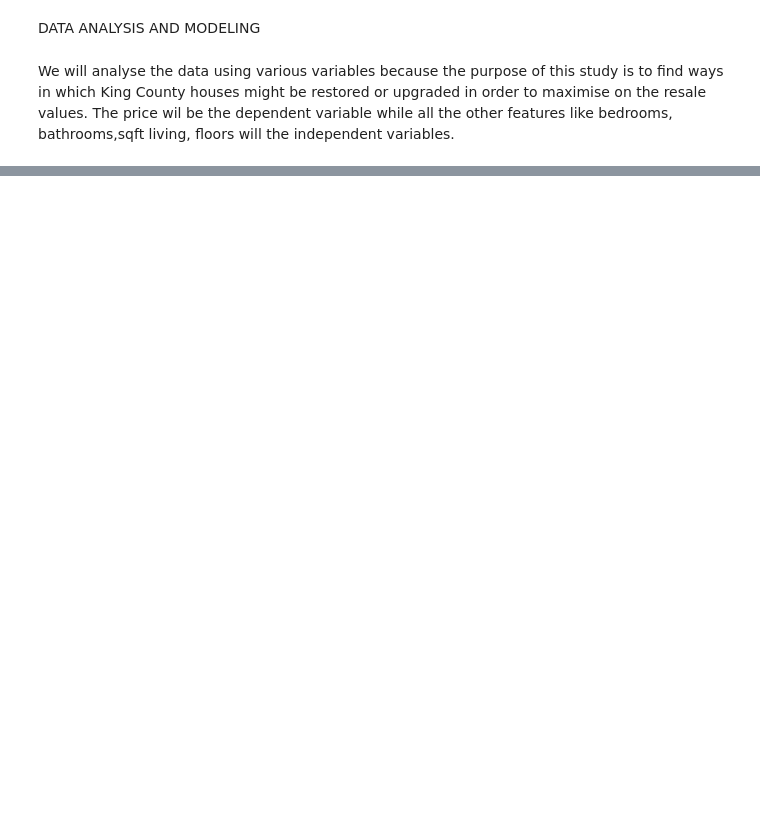
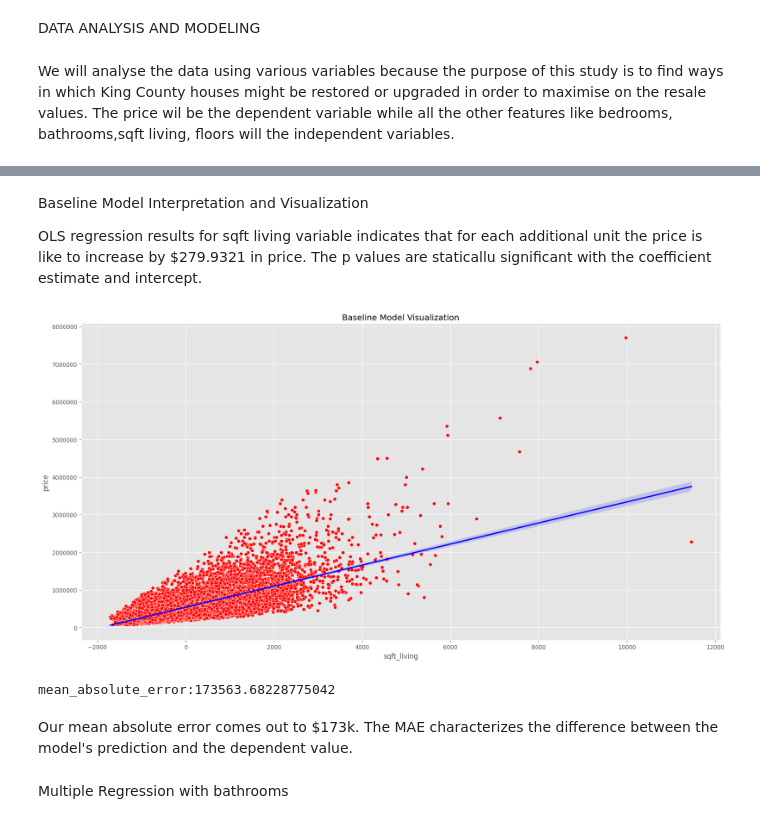
Before and after one commit to Brenda-Mutai/phase-2-project, a Jupyter notebook: student.ipynb, the cells around one changed output, grey strips where cells are left out. Saved outputs shown, nothing was run; the diff lists cells and outputs as text; code cells hidden in the pictures; blank space fills up the shorter version.

```diff
--- a/student.ipynb
+++ b/student.ipynb
@@ -359,0 +438,10 @@ array([[<Axes: title={'center': 'bedrooms'}>,
+# %%
+#create a baseline model with price as the dependent variable and sqft living as the independent variable
+data_subset['sqft_living']=data_subset['sqft_living'] - data_subset['sqft_living'].mean()
+y= data_subset['price']
+x=data_subset['sqft_living']
+x=sm.add_constant(x)
+baseline_model=sm.OLS(y,x)
+results=baseline_model.fit()
+#display the baseline model
+print(results.summary())
@@ -359,0 +466,27 @@ array([[<Axes: title={'center': 'bedrooms'}>,
+# %% [markdown]
+Baseline Model Interpretation and Visualization
+
+ OLS regression results for sqft living variable indicates that for each additional unit the price is like to increase by $279.9321 in price.
+The p values are staticallu significant with the coefficient estimate and intercept.
+# %%
+#visualizing the baseline model
+fig,ax=plt.subplots(figsize=(20,10))
+sns.scatterplot(x='sqft_living', y='price', data=data_subset, color='red',ax=ax)
+ax.set_xlabel("Living  sqft")
+sns.regplot(x='sqft_living', y='price',data=data_subset,ax=ax,color='blue',scatter=False)
+ax.set_ylabel=('Price')
+ax.set_title('Baseline Model Visualization')
+plt.ticklabel_format(style='plain', axis='y')
+plt.show()
+# %% [output]
+[figure, added]
+# %%
+y_predict=results.predict(sm.add_constant(data_subset['sqft_living']))
+mae=mean_absolute_error(data_subset['price'],y_predict)
+print('mean_absolute_error:'+str(mae))
+# %% [output]
+mean_absolute_error:173563.68228775042
+# %% [markdown]
+Our mean absolute error comes out to $173k. The MAE characterizes the difference between the model's prediction and the dependent value.
+# %% [markdown]
+Multiple Regression with bathrooms
```
Also changed, not shown: parts of 15 cells of this notebook.
